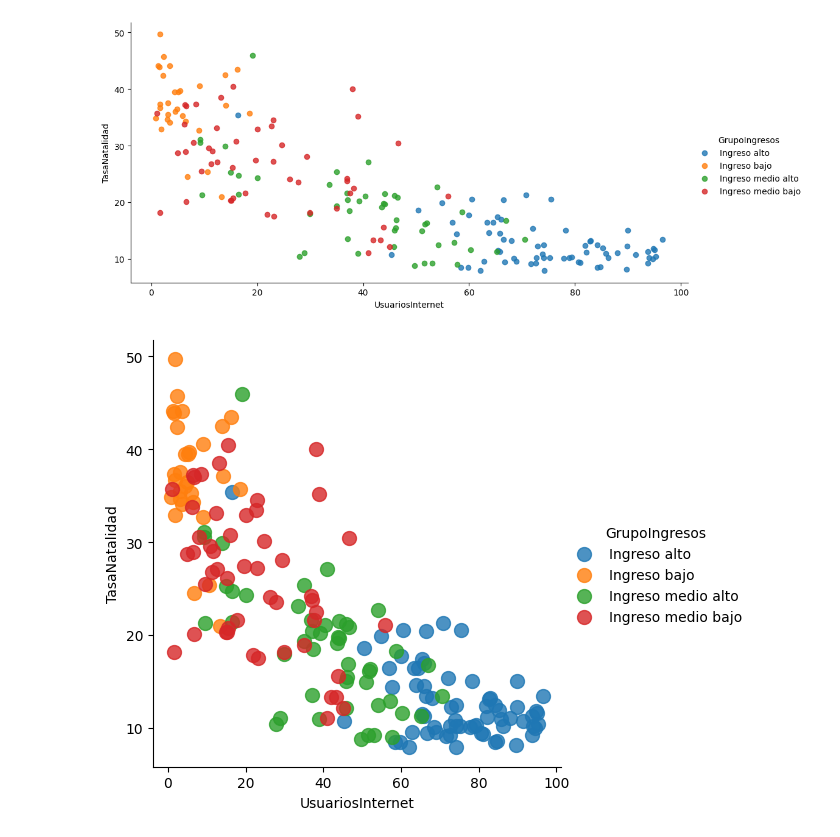
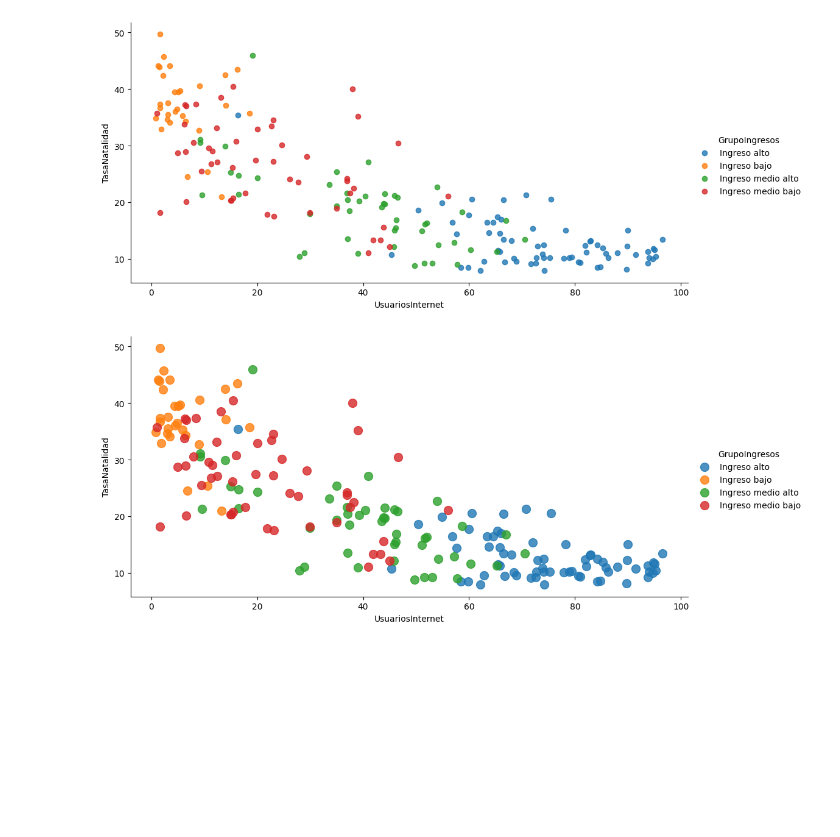
Before and after one commit to Marru73/Ejercicios-Python, a Jupyter notebook: CERTIFICADO IBM/Data_Science.ipynb, the cells around one changed output. Drawn from its saved outputs; the diff is of its cells as text; code cells hidden in the pictures; blank space fills up the shorter version.

```diff
--- a/CERTIFICADO IBM/Data_Science.ipynb
+++ b/CERTIFICADO IBM/Data_Science.ipynb
@@ -709,6 +709,6 @@ vis3 = sns.lmplot(data=datos, x = 'UsuariosInternet', y = 'TasaNatalidad', \
 # Tamaño del marcador
 # %%
 vis3 = sns.lmplot(data=datos, x = 'UsuariosInternet', y = 'TasaNatalidad', \
-    fit_reg = False, hue='GrupoIngresos', aspect=1, scatter_kws={'s':100})
+    fit_reg = False, hue='GrupoIngresos', aspect=2, scatter_kws={'s':100})
 # %% [output]
-[figure, old version]
+[figure, new version]
```
